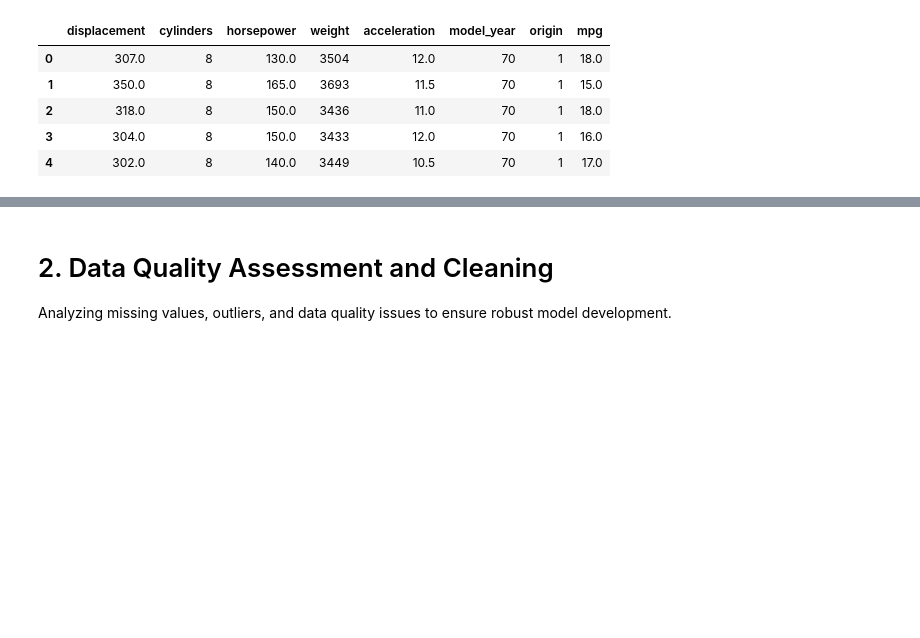
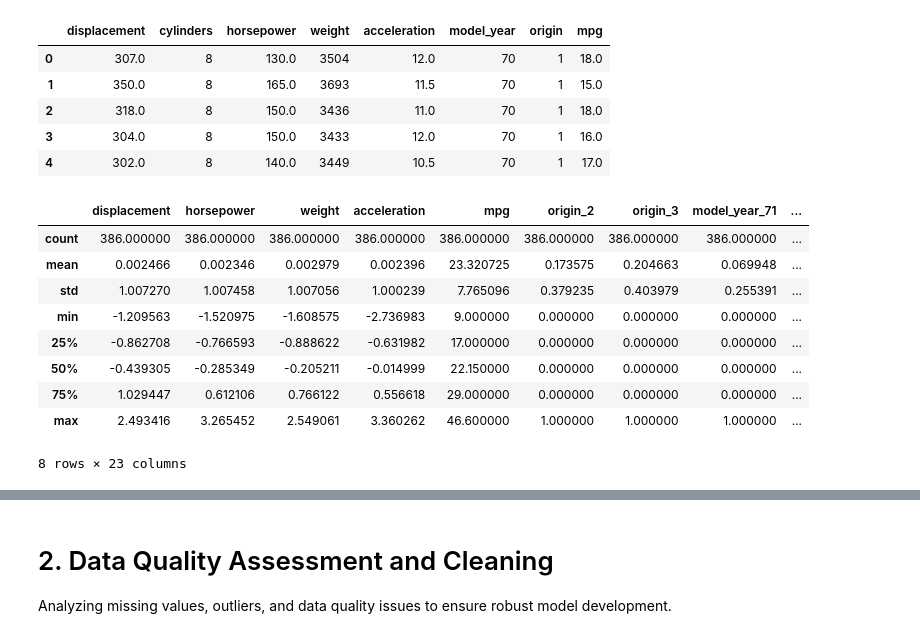
Before and after one commit to Nikhilesh-B/saturate_the_hypersphere, a Jupyter notebook: OLS.ipynb, the cells around one changed output, grey strips where cells are left out. Drawn from its saved outputs; the diff is of its cells as text; code cells hidden in the pictures; blank space fills up the shorter version.

```diff
--- a/OLS.ipynb
+++ b/OLS.ipynb
@@ -108,3 +108,16 @@ First few rows:
 | 2 | 318.0 | 8 | 150.0 | 3436 | 11.0 | 70 | 1 | 18.0 |
 | 3 | 304.0 | 8 | 150.0 | 3433 | 12.0 | 70 | 1 | 16.0 |
 | 4 | 302.0 | 8 | 140.0 | 3449 | 10.5 | 70 | 1 | 17.0 |
+# %%
+consolidated_data.describe()
+# %% [output]
+|  | displacement | horsepower | weight | acceleration | mpg | origin_2 | origin_3 | model_year_71 | ... |
+| count | 386.000000 | 386.000000 | 386.000000 | 386.000000 | 386.000000 | 386.000000 | 386.000000 | 386.000000 | ... |
+| mean | 0.002466 | 0.002346 | 0.002979 | 0.002396 | 23.320725 | 0.173575 | 0.204663 | 0.069948 | ... |
+| std | 1.007270 | 1.007458 | 1.007056 | 1.000239 | 7.765096 | 0.379235 | 0.403979 | 0.255391 | ... |
+| min | -1.209563 | -1.520975 | -1.608575 | -2.736983 | 9.000000 | 0.000000 | 0.000000 | 0.000000 | ... |
+| 25% | -0.862708 | -0.766593 | -0.888622 | -0.631982 | 17.000000 | 0.000000 | 0.000000 | 0.000000 | ... |
+| 50% | -0.439305 | -0.285349 | -0.205211 | -0.014999 | 22.150000 | 0.000000 | 0.000000 | 0.000000 | ... |
+| 75% | 1.029447 | 0.612106 | 0.766122 | 0.556618 | 29.000000 | 0.000000 | 0.000000 | 0.000000 | ... |
+| max | 2.493416 | 3.265452 | 2.549061 | 3.360262 | 46.600000 | 1.000000 | 1.000000 | 1.000000 | ... |
+8 rows × 23 columns
```
Also changed, not shown: parts of 4 cells of this notebook, 2 other files.
